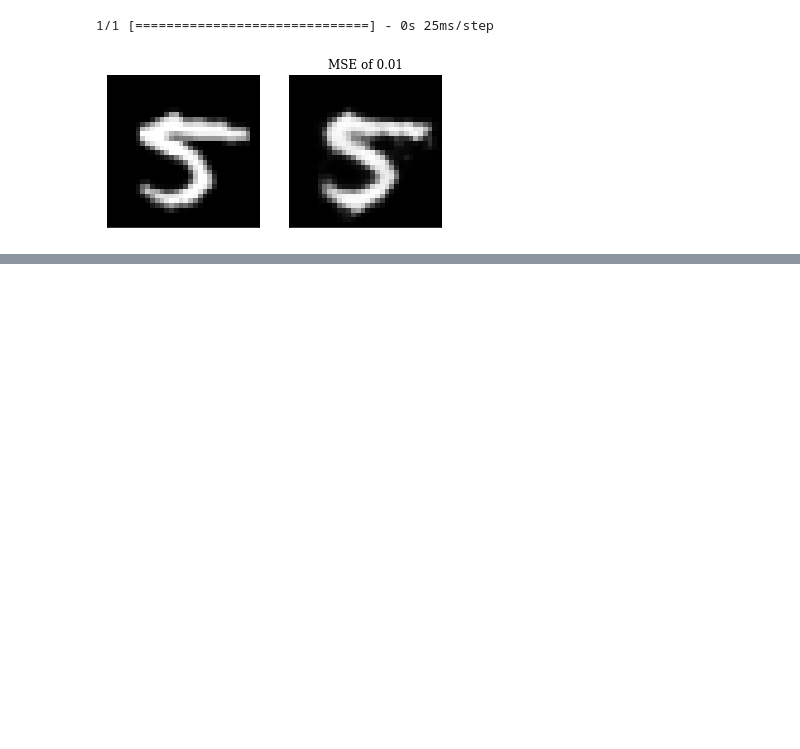
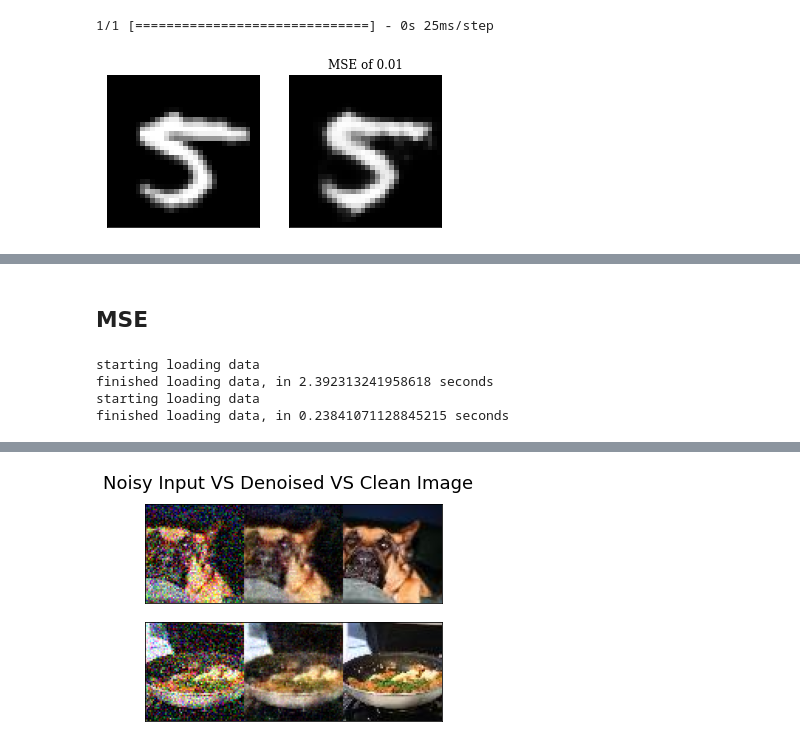
Before and after one commit to limited-fion/deep-learning-cw, a Jupyter notebook: 06_cw.ipynb, the cells around one changed output, grey strips where cells are left out. Drawn from its saved outputs; the diff is of its cells as text; code cells hidden in the pictures; blank space fills up the shorter version.

```diff
--- a/06_cw.ipynb
+++ b/06_cw.ipynb
@@ -645,0 +740,41 @@ plot_recons_original(np.expand_dims(x_test_32[ind],0), y_test[ind], conv_autoenc
+# %% [markdown]
+## MSE
+# %%
+def custom_loss(true_values, predicted_values):
+    return K.mean(K.square(predicted_values - true_values), axis=-1)
+# %%
+x_train = get_data(get_id_dictionary(), 'train')
+x_test = get_data(get_id_dictionary(), 'test')
+
+# Add noise
+x_train_noise = x_train + np.random.normal(size = x_train.shape, scale = 0.2)
+x_test_noise = x_test + np.random.normal(size = x_test.shape, scale = 0.2)
+
+model = UNet_model()
+model.compile(optimizer = Adam(lr=1e-4), loss = custom_loss, metrics = ['mse'])
+model.fit(x_train_noise, x_train, batch_size=128, epochs=10, validation_split=0.1)
+
+_, mse = model.evaluate(x_test_noise, x_test)
+print('MSE (trained with Custom loss): ', mse)
+
+idx_example = np.random.randint(0, len(x_test_noise))
+x_test_denoised = model.predict(x_test_noise[idx_example:idx_example+2, ...])
+
+N=2
+start_val = 0
+fig, axes = plt.subplots(N,1)
+plt.suptitle('Noisy Input VS Denoised VS Clean Image', fontsize=18)
+for row in range(N):
+  for col in range(1):
+    idx = start_val+row+N*col
+
+    im = np.concatenate((x_test_noise[idx_example+idx], x_test_denoised[idx], x_test[idx_example+idx]), 1)
+    im = cv2.cvtColor(im.astype(np.float32), cv2.COLOR_BGR2RGB)
+    axes[row].imshow(np.clip(im, 0, 1))
+    axes[row].set_xticks([])
+    axes[row].set_yticks([])
+# %% [output]
+starting loading data
+finished loading data, in 2.392313241958618 seconds
+starting loading data
+finished loading data, in 0.23841071128845215 seconds
@@ -645,0 +798 @@ plot_recons_original(np.expand_dims(x_test_32[ind],0), y_test[ind], conv_autoenc
+[figure, added]
```
Also changed, not shown: parts of 13 cells of this notebook.
